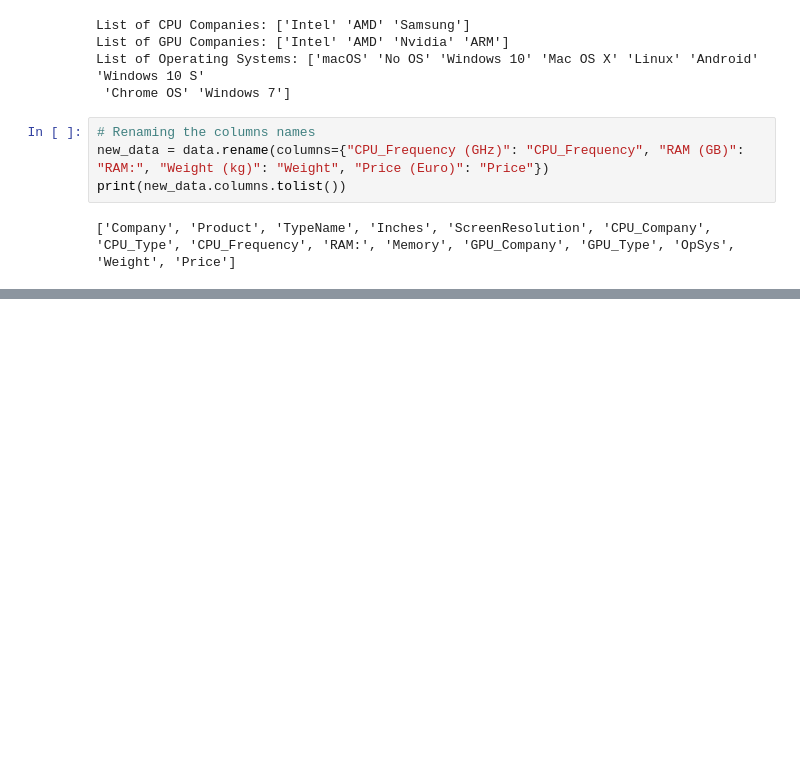
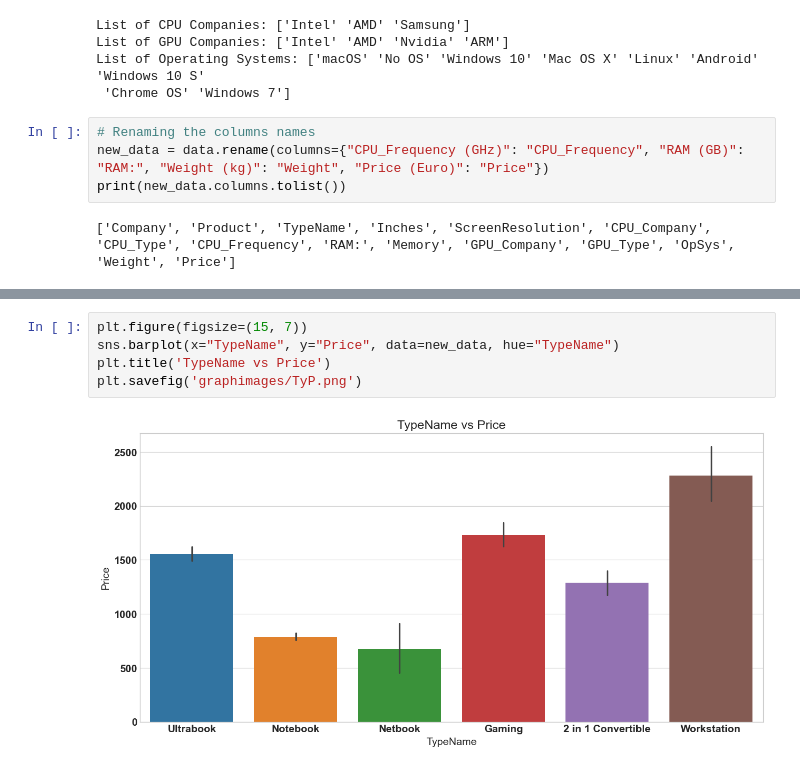
Before and after one commit to OfentseMasekwameng/OfentseMasekwameng, a Jupyter notebook: main.ipynb, the cells around one changed output, grey strips where cells are left out. Cells and saved outputs as stored; diff of their text form; blank space fills up the shorter version.

```diff
--- a/main.ipynb
+++ b/main.ipynb
@@ -81,0 +90,7 @@ Index(['Company', 'Product', 'TypeName', 'Inches', 'ScreenResolution',
+# %%
+plt.figure(figsize=(15, 7))
+sns.barplot(x="TypeName", y="Price", data=new_data, hue="TypeName")
+plt.title('TypeName vs Price')
+plt.savefig('graphimages/TyP.png')
+# %% [output]
+[figure, added]
```
Also changed, not shown: parts of 19 cells of this notebook, 6 other files.
